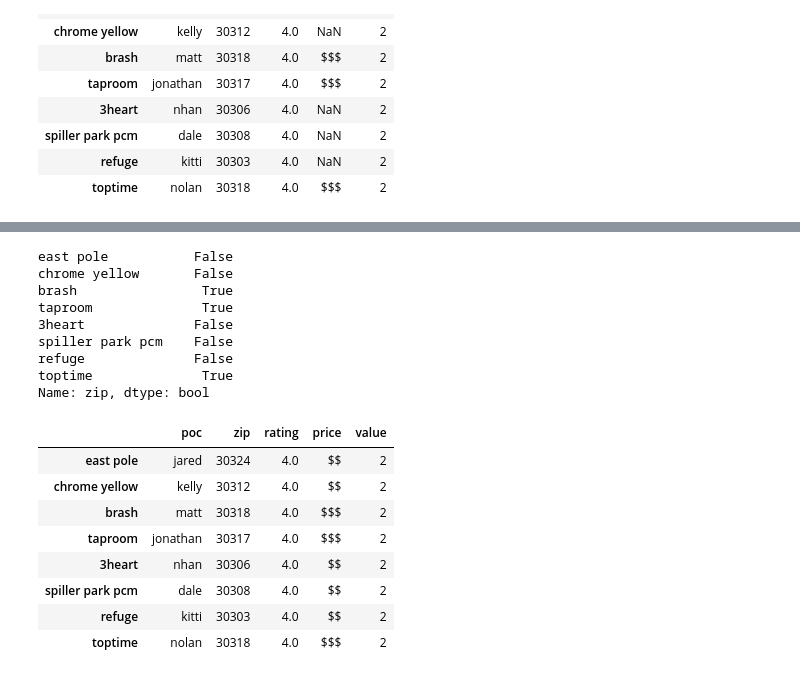
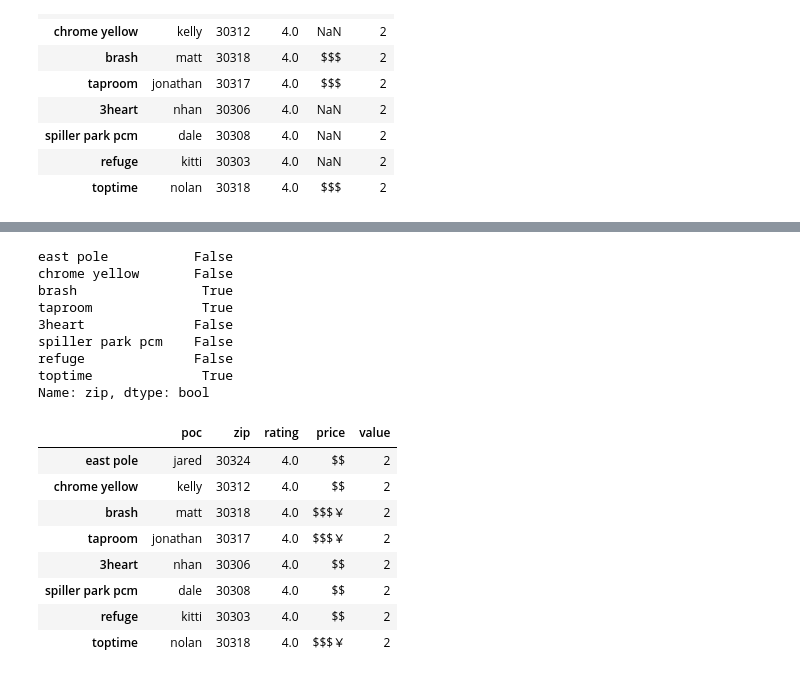
Before and after one commit to reinahuang/PythonDataScience, a Jupyter notebook: week06_session01_NB02_notes_on_pandas_part0_1.ipynb, the cells around one changed output, grey strips where cells are left out. Cells and saved outputs as stored; diff of their text form; code cells hidden in the pictures.

```diff
--- a/week06_session01_NB02_notes_on_pandas_part0_1.ipynb
+++ b/week06_session01_NB02_notes_on_pandas_part0_1.ipynb
@@ -728,7 +728,3 @@ cafes3
 | spiller park pcm | dale | 30308 | 4.0 | NaN | 2 |
 | refuge | kitti | 30303 | 4.0 | NaN | 2 |
 | toptime | nolan | 30318 | 4.0 | $$$ | 2 |
-# %%
-## 提示这样不行
-cafes3[large_zip]['price'] = cafes3[large_zip]['price'] + '$'
-cafes3
@@ -750,25 +731,28 @@ See the caveats in the documentation: https://pandas.pydata.org/pandas-docs/stab
 # %%
 print(large_zip)
 #df.loc[ 行筛选器 , 列筛选器 ]
 #需要两边的行对齐，再做加法
+#可以但是麻烦
 cafes3.loc[large_zip, 'price'] = cafes3.loc[large_zip,'price'] + '$'
+##更方便！！
+cafes3.loc[large_zip,'price'] += '￥'
 cafes3
 # %% [output]
 east pole           False
 chrome yellow       False
 brash                True
 taproom              True
 3heart              False
 spiller park pcm    False
 refuge              False
 toptime              True
 Name: zip, dtype: bool
 |  | poc | zip | rating | price | value |
 | east pole | jared | 30324 | 4.0 | $$ | 2 |
 | chrome yellow | kelly | 30312 | 4.0 | $$ | 2 |
-| brash | matt | 30318 | 4.0 | $$$ | 2 |
-| taproom | jonathan | 30317 | 4.0 | $$$ | 2 |
+| brash | matt | 30318 | 4.0 | $$$￥ | 2 |
+| taproom | jonathan | 30317 | 4.0 | $$$￥ | 2 |
 | 3heart | nhan | 30306 | 4.0 | $$ | 2 |
 | spiller park pcm | dale | 30308 | 4.0 | $$ | 2 |
 | refuge | kitti | 30303 | 4.0 | $$ | 2 |
-| toptime | nolan | 30318 | 4.0 | $$$ | 2 |
+| toptime | nolan | 30318 | 4.0 | $$$￥ | 2 |
```
Also changed, not shown: parts of 1 cell of this notebook.
